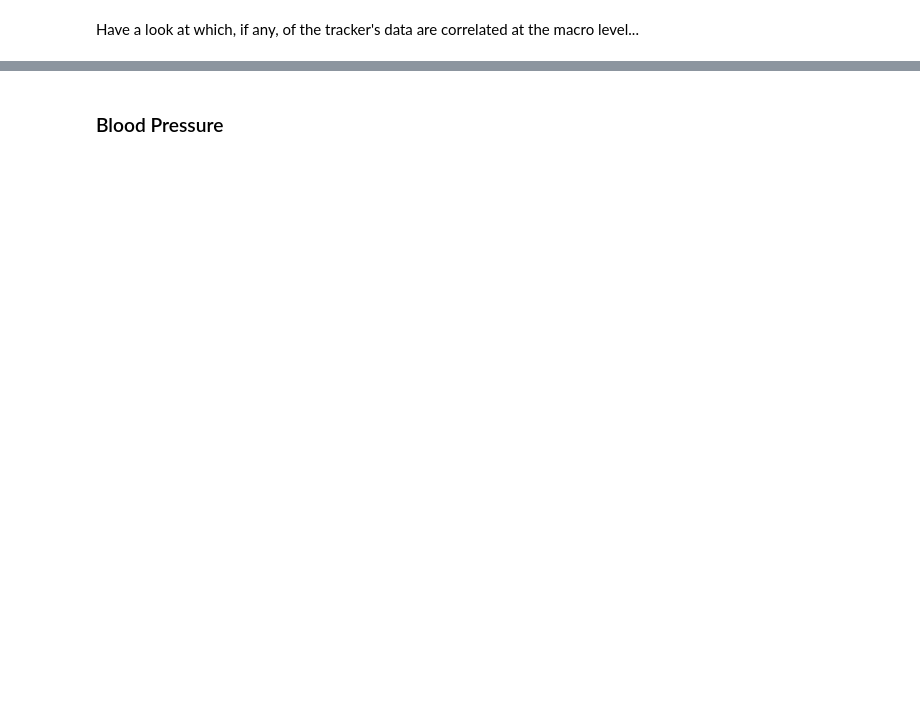
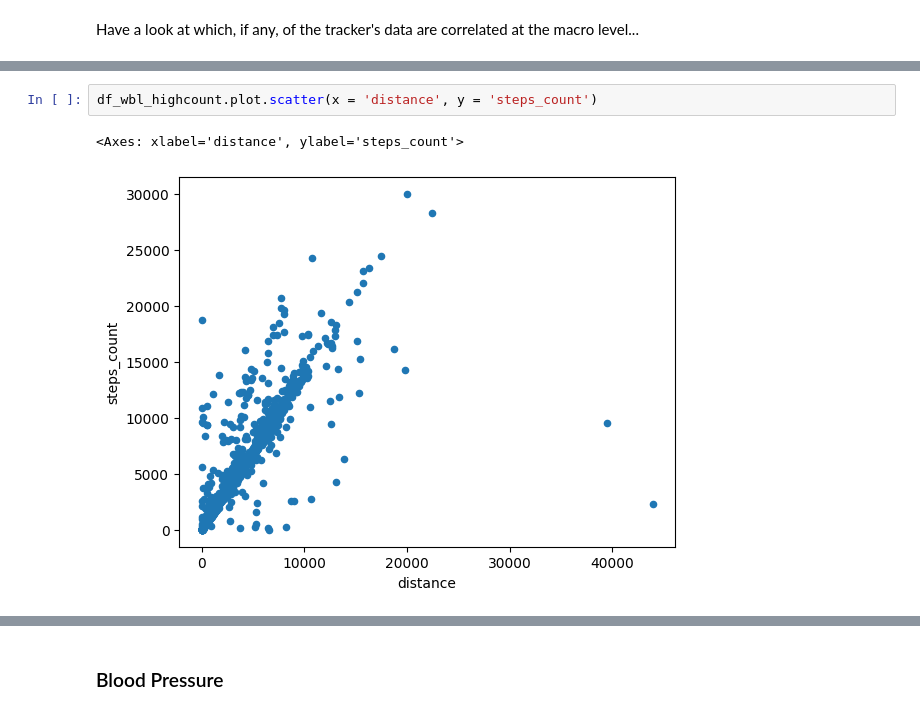
Before and after one commit to AIPI510/aipi510-fall24, a Jupyter notebook: ta4-trackstars.ipynb, the cells around one changed output, grey strips where cells are left out. Drawn from its saved outputs; the diff is of its cells as text; blank space fills up the shorter version.

```diff
--- a/ta4-trackstars.ipynb
+++ b/ta4-trackstars.ipynb
@@ -468,0 +515,5 @@ _ = sns.heatmap(correlation_matrix, cmap='coolwarm')
+# %%
+df_wbl_highcount.plot.scatter(x = 'distance', y = 'steps_count')
+# %% [output]
+<Axes: xlabel='distance', ylabel='steps_count'>
+[figure, added]
```
Also changed, not shown: parts of 113 cells of this notebook.
